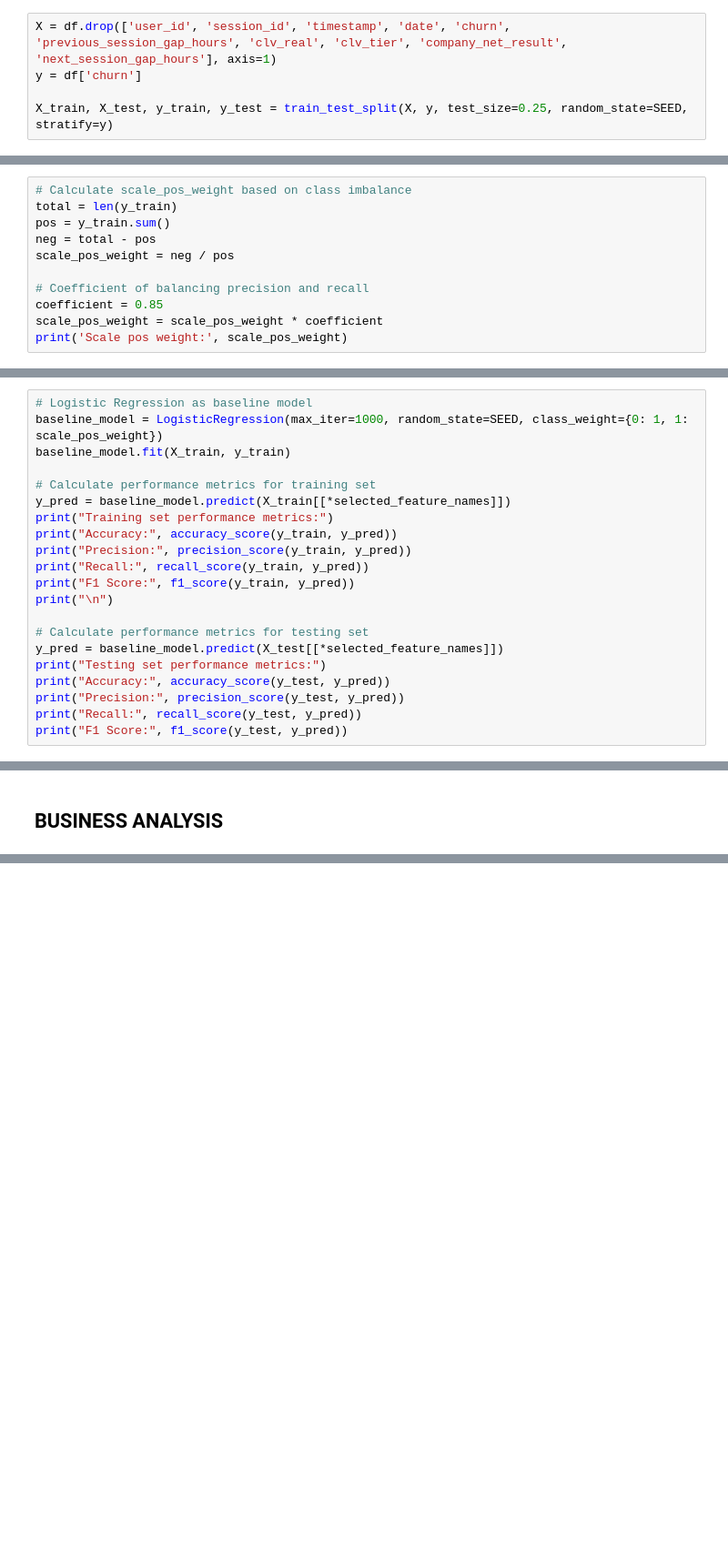
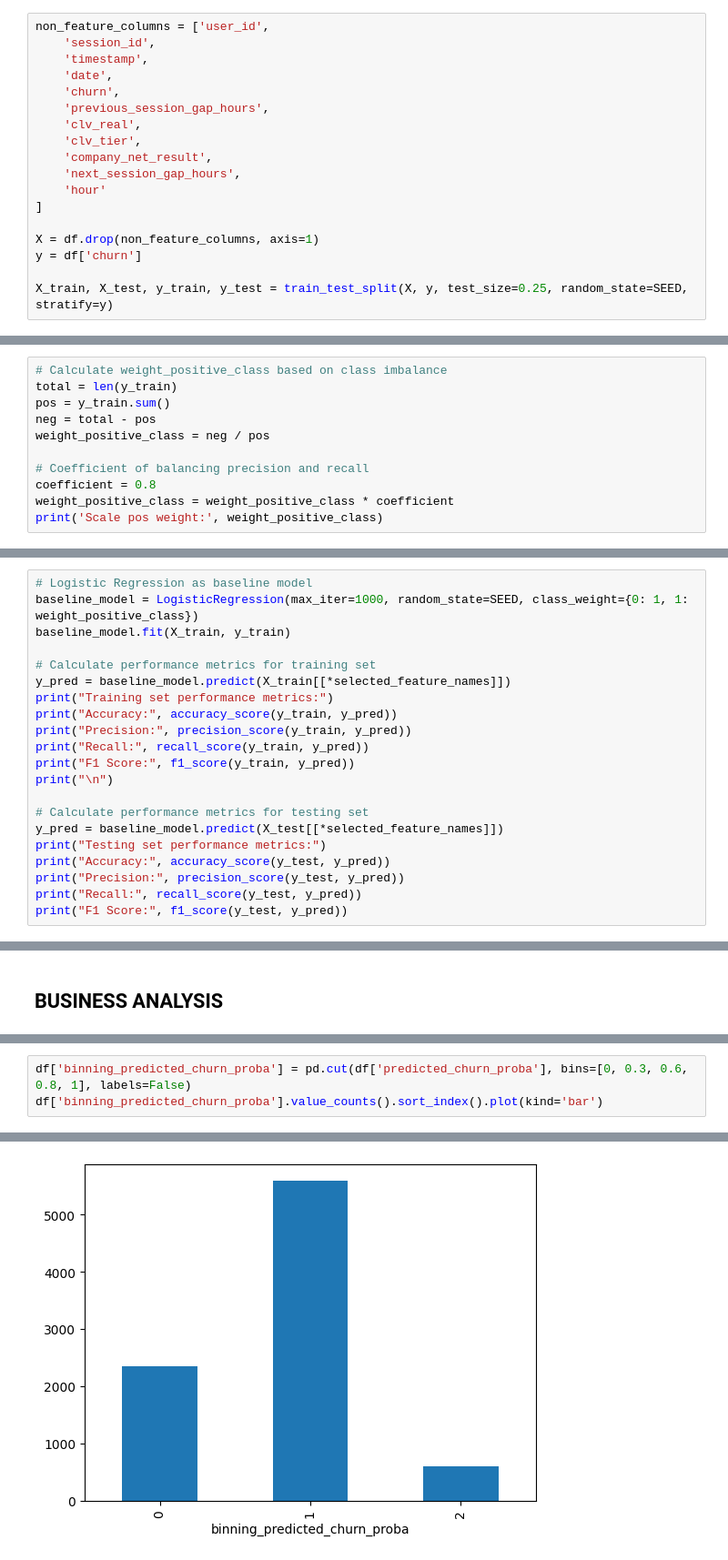
Before and after one commit to leomarfmn/estrelabet-churn, a Jupyter notebook: model-training.ipynb, the cells around one changed output, grey strips where cells are left out. Shown at 91% size. Cells and saved outputs as stored; diff of their text form; blank space fills up the shorter version.

```diff
--- a/model-training.ipynb
+++ b/model-training.ipynb
@@ -313,7 +332,20 @@ df.head()
 # %% [markdown]
 ## FEATURE SELECTION
 # %%
-X = df.drop(['user_id', 'session_id', 'timestamp', 'date', 'churn', 'previous_session_gap_hours', 'clv_real', 'clv_tier', 'company_net_result', 'next_session_gap_hours'], axis=1)
+non_feature_columns = ['user_id',
+    'session_id',
+    'timestamp',
+    'date',
+    'churn',
+    'previous_session_gap_hours',
+    'clv_real',
+    'clv_tier',
+    'company_net_result',
+    'next_session_gap_hours',
+    'hour'
+]
+
+X = df.drop(non_feature_columns, axis=1)
 y = df['churn']
 
 X_train, X_test, y_train, y_test = train_test_split(X, y, test_size=0.25, random_state=SEED, stratify=y)
@@ -384,14 +419,14 @@ X_test = X_test[selected_feature_names]
 # %% [markdown]
 ### CLASS WEIGHTS
 # %%
-# Calculate scale_pos_weight based on class imbalance
+# Calculate weight_positive_class based on class imbalance
 total = len(y_train)
 pos = y_train.sum()
 neg = total - pos
-scale_pos_weight = neg / pos
+weight_positive_class = neg / pos
 
 # Coefficient of balancing precision and recall
-coefficient = 0.85
-scale_pos_weight = scale_pos_weight * coefficient
-print('Scale pos weight:', scale_pos_weight)
+coefficient = 0.8
+weight_positive_class = weight_positive_class * coefficient
+print('Scale pos weight:', weight_positive_class)
 # %% [output]
@@ -400,7 +435,7 @@ Scale pos weight: 3.1446886446886446
 ### BASELINE
 # %%
 # Logistic Regression as baseline model
-baseline_model = LogisticRegression(max_iter=1000, random_state=SEED, class_weight={0: 1, 1: scale_pos_weight})
+baseline_model = LogisticRegression(max_iter=1000, random_state=SEED, class_weight={0: 1, 1: weight_positive_class})
 baseline_model.fit(X_train, y_train)
 
 # Calculate performance metrics for training set
@@ -542,0 +572,4 @@ df.head()
+# %%
+df['binning_predicted_churn_proba'] = pd.cut(df['predicted_churn_proba'], bins=[0, 0.3, 0.6, 0.8, 1], labels=False)
+df['binning_predicted_churn_proba'].value_counts().sort_index().plot(kind='bar')
+# %% [output]
@@ -542,0 +577 @@ df.head()
+[figure, added]
```
Also changed, not shown: parts of 20 cells of this notebook, 36 other files.
